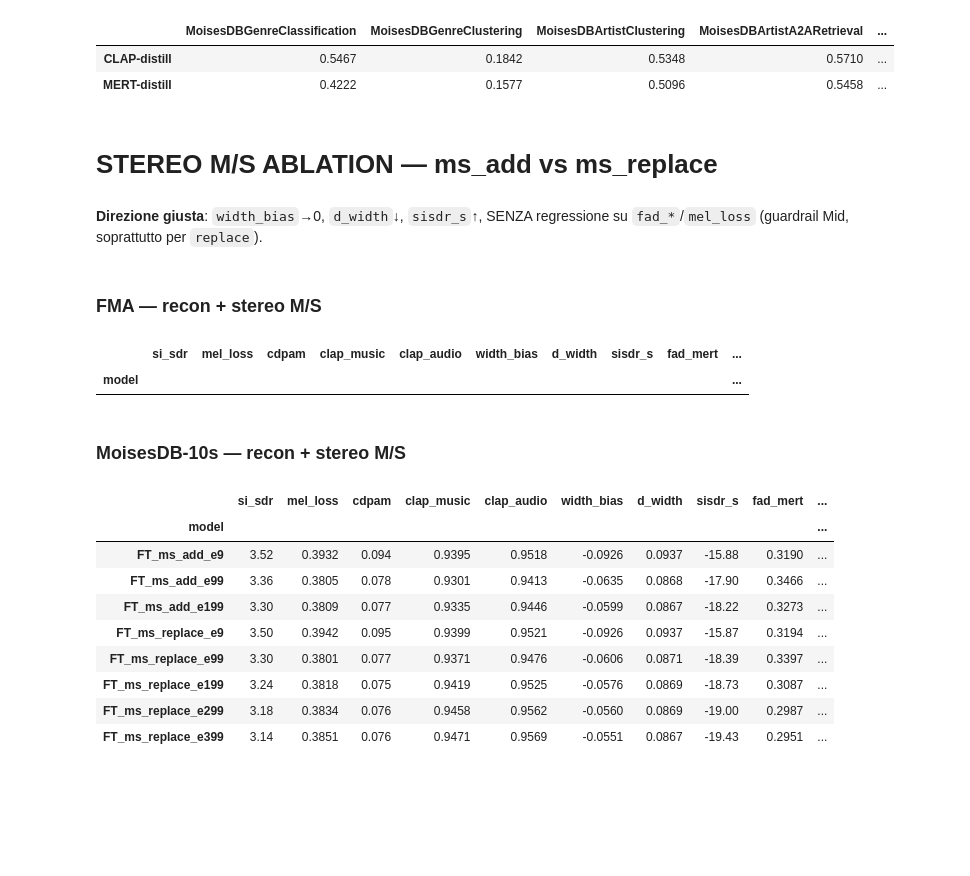
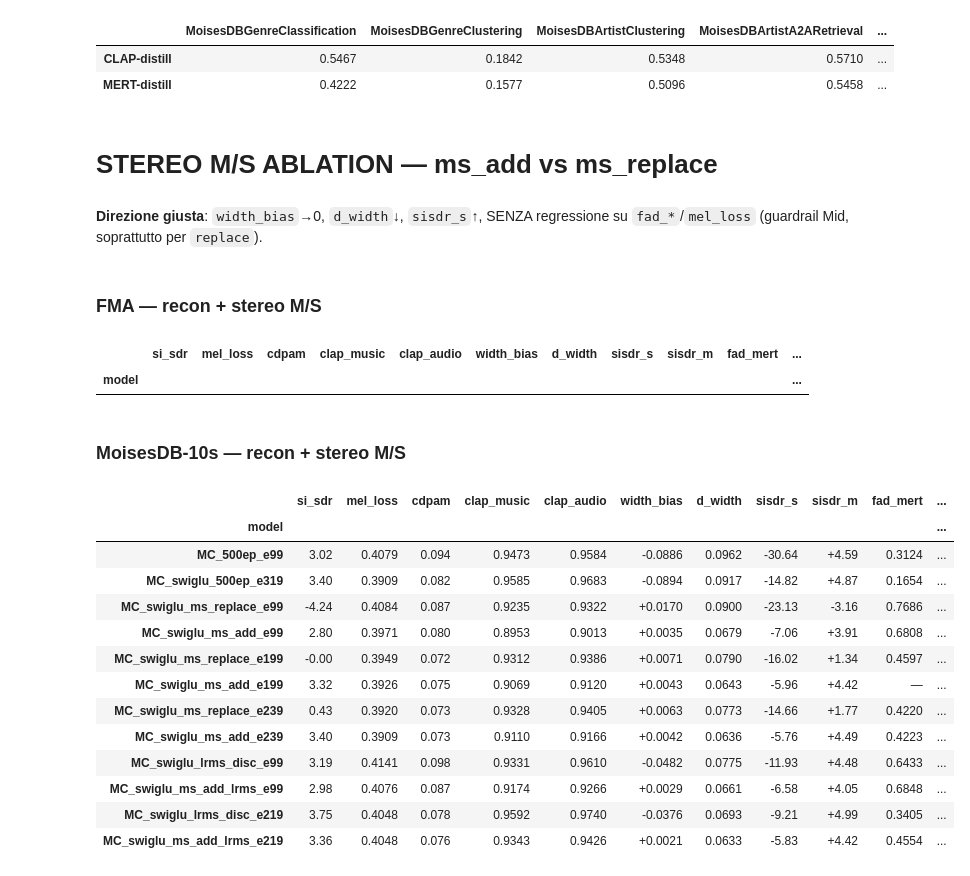
Before and after one commit to francescobrigante/SAGE, a Jupyter notebook: evaluation/results_viz.ipynb, the cells around one changed output. Drawn from its saved outputs; the diff is of its cells as text; code cells hidden in the pictures; blank space fills up the shorter version.

```diff
--- a/evaluation/results_viz.ipynb
+++ b/evaluation/results_viz.ipynb
@@ -1857,7 +1857,8 @@ _FMA-medium, LARGE2 recipe, 97 ep. Self-contained; reads `runs/med_ablation/` on
 # =====================================================================
 # STEREO M/S ABLATION — ms_add vs ms_replace (STEREO_COLLAPSE fix)
 # SELF-CONTAINED. Reads runs/ms_ablation_eval/{recon_fma,recon_moisesdb_10s}/<TAG>/metrics.
-# TAGs = checkpoint symlink stems, es. FT_ms_add_e199 / FT_ms_replace_e199.
+# TAGs = checkpoint symlink stems: MC_swiglu_ms_replace_e99 / MC_swiglu_ms_add_e99
+# (swin_real_swiglu_xsa = SAGE arch, epoch 99, MoisesDB-10s; run 300ep in corso).
 # Mostra le metriche recon standard + le 3 metriche stereo (ms_metrics.csv):
 #   width_bias  (→0; <0 squash, >0 over-widening)   [zero-best]
 #   d_width     (→0, errore d'immagine assoluto)     [lower-best]
@@ -1874,14 +1875,14 @@ from IPython.display import display, Markdown
 MS_ROOT = Path("../runs/ms_ablation_eval")   # namespace dedicato agli ablation M/S
 
 
-MS_EPOCHS = [9, 99, 199, 299, 399, 499, 599, 699, 799]
-MS_MODELS = []
-for arm in ("add", "replace"):
-    for ep in MS_EPOCHS:
-        MS_MODELS.append(f"FT_ms_{arm}_e{ep}")
-# riga baseline opzionale (ri-valuta SAGE_final_1499 con --compute-ms-metrics per averla):
-MS_MODELS.append("SAGE_final_1499")
-MS_MODELS = list(dict.fromkeys(MS_MODELS))
+# Solo le due run stereo-collapse swiglu @ epoch 99 (SAGE arch, eval MoisesDB-10s).
+MS_MODELS = ["MC_500ep_e99",          # RIFERIMENTO: arch BASELINE senza swiglu (vanilla assoluto)
+             "MC_swiglu_500ep_e319",  # RIFERIMENTO: swiglu vanilla (no mrstft_sd, no fold_lrms)
+             "MC_swiglu_ms_replace_e99",  "MC_swiglu_ms_add_e99",
+             "MC_swiglu_ms_replace_e199", "MC_swiglu_ms_add_e199",
+             "MC_swiglu_ms_replace_e239", "MC_swiglu_ms_add_e239",
+             "MC_swiglu_lrms_disc_e99",   "MC_swiglu_ms_add_lrms_e99",
+             "MC_swiglu_lrms_disc_e219",  "MC_swiglu_ms_add_lrms_e219"]
 
 def _ms_col(path, col):
     out=[]
@@ -1939,42 +1940,46 @@ def recon_table_ms(base_name, title):
     disp=MS_PERFILE+MS_SCALAR+["n_files"]
     df=pd.DataFrame(rows).set_index("model").reindex(columns=disp)
     df=df.dropna(axis=0, how="all", subset=MS_PERFILE+MS_SCALAR)   # nascondi tag non ancora valutati
     lower=(set(MS_PERFILE+MS_SCALAR)-MS_HIGHER-MS_ZEROBEST)
     def hl(s):
         if s.name=="n_files": return [""]*len(s)
         fin=s[s.notna()]
         if fin.empty: return [""]*len(s)
         if s.name in MS_ZEROBEST: best=fin.index[fin.abs().argmin()]      # più vicino a 0
         elif s.name in MS_HIGHER: best=fin.idxmax()
         else:                     best=fin.idxmin()
         return ["font-weight:bold;color:#00cc66" if i==best else "" for i in s.index]
     fmt={**{c:"{:.4f}" for c in MS_PERFILE+MS_SCALAR}, "cdpam":"{:.3f}",
          "sisdr_s":"{:+.2f}", "sisdr_m":"{:+.2f}", "si_sdr":"{:.2f}", "width_bias":"{:+.4f}", "n_files":"{:.0f}"}
     # colora le 3 colonne stereo per distinguerle
     def col_bg(c): return ["background-color:#12263a"]*len(df) if c.name in MS_STEREO else [""]*len(df)
     display(Markdown(f"### {title}"))
     display(df.style.apply(hl).apply(col_bg, axis=0).format(fmt, na_rep="—"))
     return df
 
 display(Markdown("# STEREO M/S ABLATION — ms_add vs ms_replace"))
 display(Markdown("**Direzione giusta**: `width_bias`→0, `d_width`↓, `sisdr_s`↑, "
                  "SENZA regressione su `fad_*`/`mel_loss` (guardrail Mid, soprattutto per `replace`)."))
 ms_fma  = recon_table_ms("recon_fma",           "FMA — recon + stereo M/S")
 ms_mois = recon_table_ms("recon_moisesdb_10s",  "MoisesDB-10s — recon + stereo M/S")
 # %% [output]
 # STEREO M/S ABLATION — ms_add vs ms_replace
 **Direzione giusta**: `width_bias`→0, `d_width`↓, `sisdr_s`↑, SENZA regressione su `fad_*`/`mel_loss` (guardrail Mid, soprattutto per `replace`).
 ### FMA — recon + stereo M/S
-|  | si_sdr | mel_loss | cdpam | clap_music | clap_audio | width_bias | d_width | sisdr_s | fad_mert | ... |
-| model |  |  |  |  |  |  |  |  |  | ... |
+|  | si_sdr | mel_loss | cdpam | clap_music | clap_audio | width_bias | d_width | sisdr_s | sisdr_m | fad_mert | ... |
+| model |  |  |  |  |  |  |  |  |  |  | ... |
 ### MoisesDB-10s — recon + stereo M/S
-|  | si_sdr | mel_loss | cdpam | clap_music | clap_audio | width_bias | d_width | sisdr_s | fad_mert | ... |
-| model |  |  |  |  |  |  |  |  |  | ... |
-| FT_ms_add_e9 | 3.52 | 0.3932 | 0.094 | 0.9395 | 0.9518 | -0.0926 | 0.0937 | -15.88 | 0.3190 | ... |
-| FT_ms_add_e99 | 3.36 | 0.3805 | 0.078 | 0.9301 | 0.9413 | -0.0635 | 0.0868 | -17.90 | 0.3466 | ... |
-| FT_ms_add_e199 | 3.30 | 0.3809 | 0.077 | 0.9335 | 0.9446 | -0.0599 | 0.0867 | -18.22 | 0.3273 | ... |
-| FT_ms_replace_e9 | 3.50 | 0.3942 | 0.095 | 0.9399 | 0.9521 | -0.0926 | 0.0937 | -15.87 | 0.3194 | ... |
-| FT_ms_replace_e99 | 3.30 | 0.3801 | 0.077 | 0.9371 | 0.9476 | -0.0606 | 0.0871 | -18.39 | 0.3397 | ... |
-| FT_ms_replace_e199 | 3.24 | 0.3818 | 0.075 | 0.9419 | 0.9525 | -0.0576 | 0.0869 | -18.73 | 0.3087 | ... |
-| FT_ms_replace_e299 | 3.18 | 0.3834 | 0.076 | 0.9458 | 0.9562 | -0.0560 | 0.0869 | -19.00 | 0.2987 | ... |
-| FT_ms_replace_e399 | 3.14 | 0.3851 | 0.076 | 0.9471 | 0.9569 | -0.0551 | 0.0867 | -19.43 | 0.2951 | ... |
+|  | si_sdr | mel_loss | cdpam | clap_music | clap_audio | width_bias | d_width | sisdr_s | sisdr_m | fad_mert | ... |
+| model |  |  |  |  |  |  |  |  |  |  | ... |
+| MC_500ep_e99 | 3.02 | 0.4079 | 0.094 | 0.9473 | 0.9584 | -0.0886 | 0.0962 | -30.64 | +4.59 | 0.3124 | ... |
+| MC_swiglu_500ep_e319 | 3.40 | 0.3909 | 0.082 | 0.9585 | 0.9683 | -0.0894 | 0.0917 | -14.82 | +4.87 | 0.1654 | ... |
+| MC_swiglu_ms_replace_e99 | -4.24 | 0.4084 | 0.087 | 0.9235 | 0.9322 | +0.0170 | 0.0900 | -23.13 | -3.16 | 0.7686 | ... |
+| MC_swiglu_ms_add_e99 | 2.80 | 0.3971 | 0.080 | 0.8953 | 0.9013 | +0.0035 | 0.0679 | -7.06 | +3.91 | 0.6808 | ... |
+| MC_swiglu_ms_replace_e199 | -0.00 | 0.3949 | 0.072 | 0.9312 | 0.9386 | +0.0071 | 0.0790 | -16.02 | +1.34 | 0.4597 | ... |
+| MC_swiglu_ms_add_e199 | 3.32 | 0.3926 | 0.075 | 0.9069 | 0.9120 | +0.0043 | 0.0643 | -5.96 | +4.42 | — | ... |
+| MC_swiglu_ms_replace_e239 | 0.43 | 0.3920 | 0.073 | 0.9328 | 0.9405 | +0.0063 | 0.0773 | -14.66 | +1.77 | 0.4220 | ... |
+| MC_swiglu_ms_add_e239 | 3.40 | 0.3909 | 0.073 | 0.9110 | 0.9166 | +0.0042 | 0.0636 | -5.76 | +4.49 | 0.4223 | ... |
+| MC_swiglu_lrms_disc_e99 | 3.19 | 0.4141 | 0.098 | 0.9331 | 0.9610 | -0.0482 | 0.0775 | -11.93 | +4.48 | 0.6433 | ... |
+| MC_swiglu_ms_add_lrms_e99 | 2.98 | 0.4076 | 0.087 | 0.9174 | 0.9266 | +0.0029 | 0.0661 | -6.58 | +4.05 | 0.6848 | ... |
+| MC_swiglu_lrms_disc_e219 | 3.75 | 0.4048 | 0.078 | 0.9592 | 0.9740 | -0.0376 | 0.0693 | -9.21 | +4.99 | 0.3405 | ... |
+| MC_swiglu_ms_add_lrms_e219 | 3.36 | 0.4048 | 0.076 | 0.9343 | 0.9426 | +0.0021 | 0.0633 | -5.83 | +4.42 | 0.4554 | ... |
```
Also changed, not shown: 26 other files.
